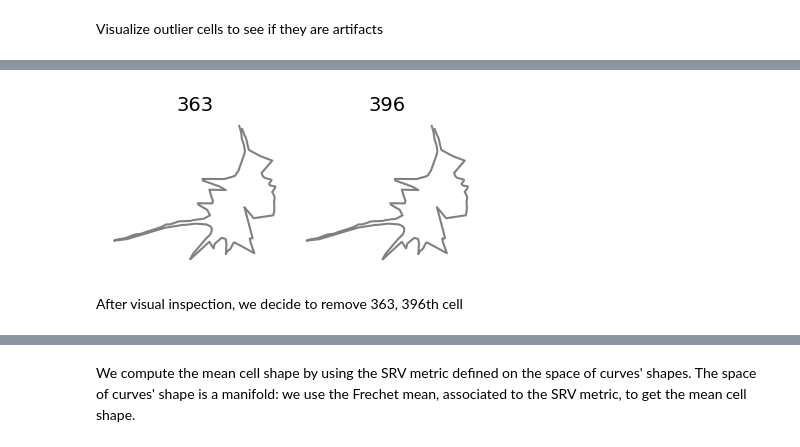
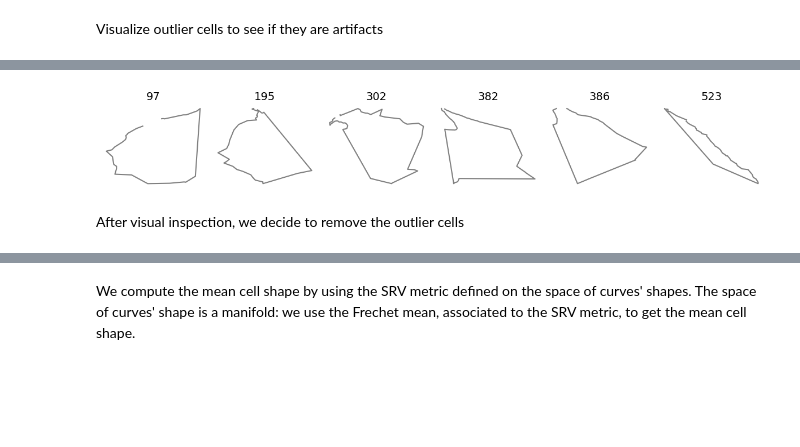
Before and after one commit to wxli0/dyn, a Jupyter notebook: dyn/notebooks/osteosarcoma_analysis.ipynb, the cells around one changed output, grey strips where cells are left out. Drawn from its saved outputs; the diff is of its cells as text; code cells hidden in the pictures; blank space fills up the shorter version.

```diff
--- a/dyn/notebooks/osteosarcoma_analysis.ipynb
+++ b/dyn/notebooks/osteosarcoma_analysis.ipynb
@@ -489,16 +415,17 @@ Remove outliers using DeCOr-MDS, separately for DUNN and DLM8 cell lines.
 # %%
 def srv_dist(cell1, cell2):
     # return CURVES_SPACE_SRV.metric.dist(cell1, cell2) / k_sampling_points
-    curves_r2.equip_with_metric(SRVMetric)
+    CURVES_SPACE_SRV.equip_with_metric(SRVMetric)
 
-    return curves_r2.metric.dist(cell1, cell2)
+    return CURVES_SPACE_SRV.metric.dist(CURVES_SPACE_SRV.projection(cell1), \
+                                        CURVES_SPACE_SRV.projection(cell2))
 
 # compute pairwise distances
-pairwise_dists = parallel_dist(cell_shapes, srv_dist, k_sampling_points)
+pairwise_srv_dists = parallel_dist(cell_shapes, srv_dist, k_sampling_points)
 
 # run DeCOr-MDS
 dim_start = 2
 dim_end = 2
 feature_num = 2
-# outlier_indices, subspace_dim , corr_pairwise_dis, corr_coord = nsimplices(pairwise_dists, feature_num, dim_start, dim_end, std_multi=3)
+# outlier_indices, subspace_dim , corr_pairwise_dis, corr_coord = nsimplices(pairwise_srv_dists, feature_num, dim_start, dim_end, std_multi=3)
 # print(f"outlier_indices are: {outlier_indices}")
@@ -518,4 +432,4 @@ def parallel_dist(cells, dist_fun, k_sampling_points):
 # %%
-# outlier_indices, subspace_dim , corr_pairwise_dis, corr_coord = nsimplices(pairwise_dists, feature_num, dim_start, dim_end)
-# print(f"outlier_indices are: {outlier_indices}")
+outlier_indices, subspace_dim , corr_pairwise_dis, corr_coord = nsimplices(pairwise_srv_dists, feature_num, dim_start, dim_end)
+print(f"outlier_indices are: {outlier_indices}")
 # %% [output]
@@ -554,35 +468,35 @@ Visualize outlier cells to see if they are artifacts
 # %%
-# delete_indices = [363, 396]
+delete_indices = outlier_indices
 
-# fig, axes = plt.subplots(
-#     nrows= 1,
-#     ncols=len(delete_indices),
-#     figsize=(2*len(delete_indices), 2),
-# )
+fig, axes = plt.subplots(
+    nrows= 1,
+    ncols=len(delete_indices),
+    figsize=(2*len(delete_indices), 2),
+)
 
 
-# for i, outlier_index in enumerate(delete_indices):
-#     one_cell = cell_shapes[outlier_index]
-#     ax = axes[i]
-#     ax.plot(one_cell[:, 0], one_cell[:, 1], c=f"gray")
-#     ax.set_title(f"{outlier_index}", fontsize=14)
-#     # ax.axis("off")
-#     # Turn off tick labels
-#     ax.set_yticklabels([])
-#     ax.set_xticklabels([])
-#     ax.set_xticks([])
-#     ax.set_yticks([])
-#     ax.spines["top"].set_visible(False)
-#     ax.spines["right"].set_visible(False)
-#     ax.spines["bottom"].set_visible(False)
-#     ax.spines["left"].set_visible(False)
+for i, outlier_index in enumerate(delete_indices):
+    one_cell = cell_shapes[outlier_index]
+    ax = axes[i]
+    ax.plot(one_cell[:, 0], one_cell[:, 1], c=f"gray")
+    ax.set_title(f"{outlier_index}", fontsize=14)
+    # ax.axis("off")
+    # Turn off tick labels
+    ax.set_yticklabels([])
+    ax.set_xticklabels([])
+    ax.set_xticks([])
+    ax.set_yticks([])
+    ax.spines["top"].set_visible(False)
+    ax.spines["right"].set_visible(False)
+    ax.spines["bottom"].set_visible(False)
+    ax.spines["left"].set_visible(False)
 
-# plt.tight_layout()
-# plt.suptitle(f"", y=-0.01, fontsize=24)
-# plt.savefig(os.path.join(figs_dir, "delete_outlier.svg"))
-# plt.savefig(os.path.join(figs_dir, "delete_outlier.pdf"))
+plt.tight_layout()
+plt.suptitle(f"", y=-0.01, fontsize=24)
+plt.savefig(os.path.join(figs_dir, "delete_outlier.svg"))
+plt.savefig(os.path.join(figs_dir, "delete_outlier.pdf"))
 # %% [output]
-[figure, old version]
+[figure, new version]
 # %% [markdown]
-After visual inspection, we decide to remove 363, 396th cell
+After visual inspection, we decide to remove the outlier cells
 # %%
```
Also changed, not shown: parts of 45 cells of this notebook, 1 other file.
